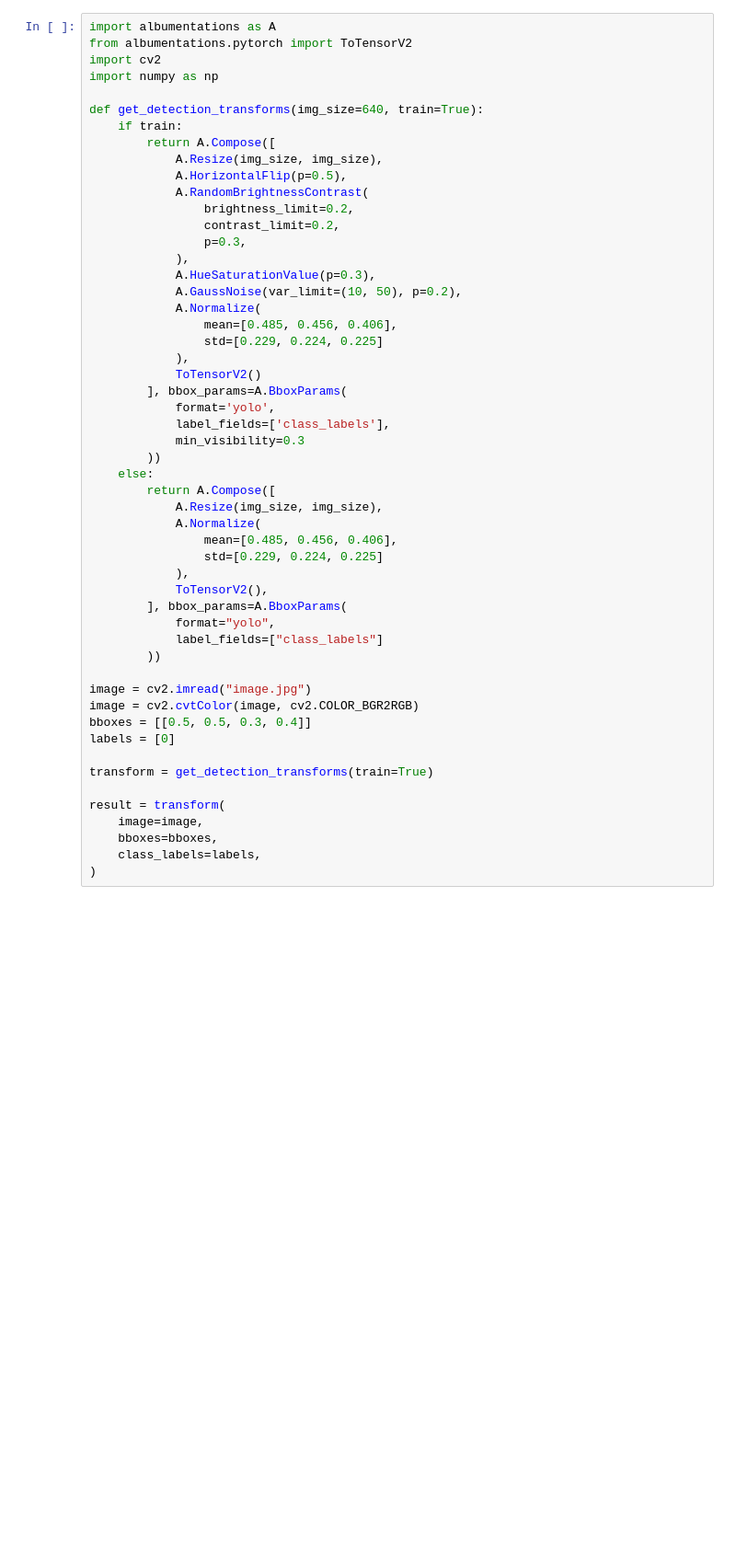
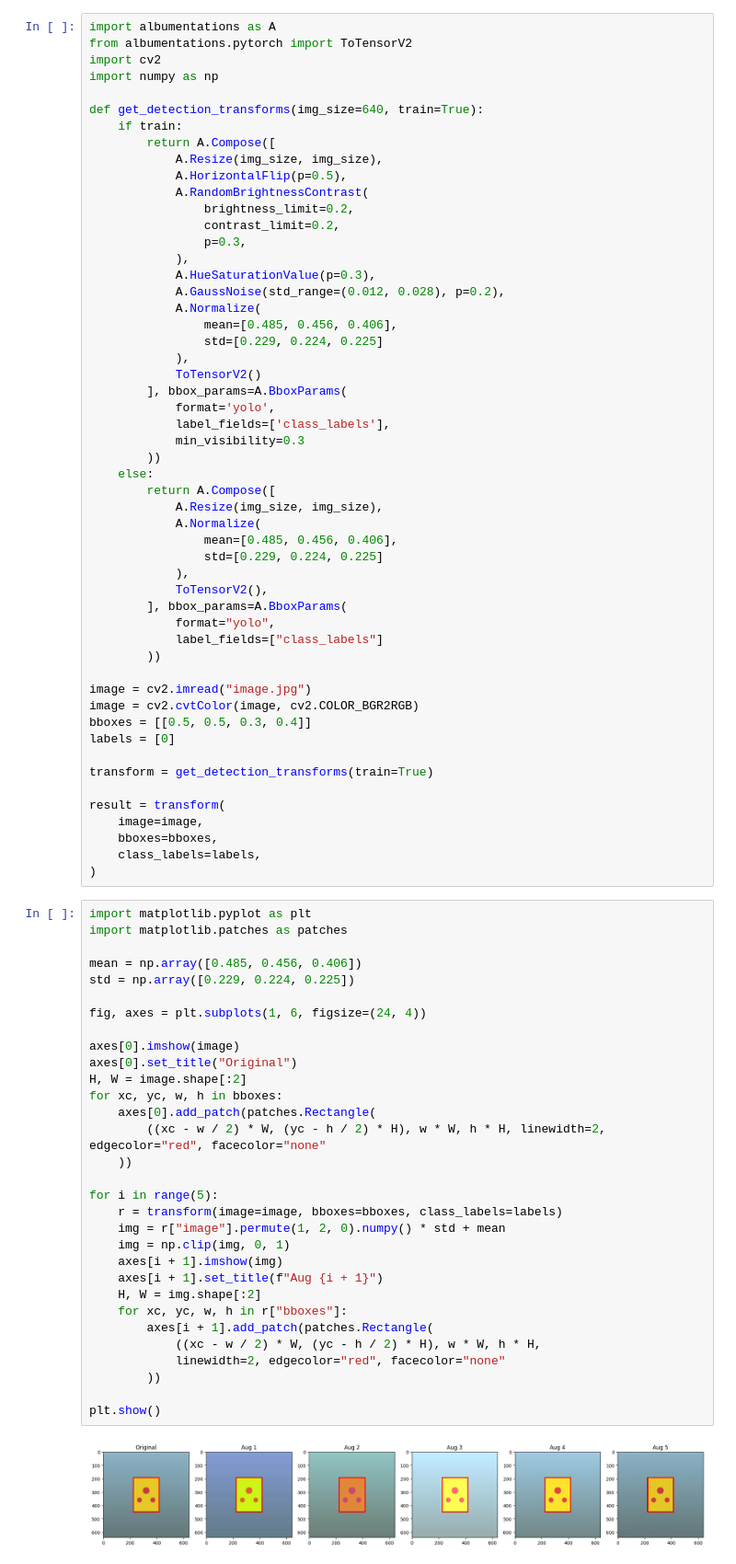
Before and after one commit to tylee-yeonge/physical-ai-study, a Jupyter notebook: Studies/Phase 3/week2/practice.ipynb, the cells around one changed output. Shown at 92% size. Saved outputs shown, nothing was run; the diff lists cells and outputs as text; blank space fills up the shorter version.

```diff
--- a/Studies/Phase 3/week2/practice.ipynb
+++ b/Studies/Phase 3/week2/practice.ipynb
@@ -15,7 +15,7 @@ def get_detection_transforms(img_size=640, train=True):
                 p=0.3,
             ),
             A.HueSaturationValue(p=0.3),
-            A.GaussNoise(var_limit=(10, 50), p=0.2),
+            A.GaussNoise(std_range=(0.012, 0.028), p=0.2),
             A.Normalize(
                 mean=[0.485, 0.456, 0.406],
                 std=[0.229, 0.224, 0.225]
@@ -51,3 +51,36 @@ result = transform(
     bboxes=bboxes,
     class_labels=labels,
 )
+# %%
+import matplotlib.pyplot as plt
+import matplotlib.patches as patches
+
+mean = np.array([0.485, 0.456, 0.406])
+std = np.array([0.229, 0.224, 0.225])
+
+fig, axes = plt.subplots(1, 6, figsize=(24, 4))
+
+axes[0].imshow(image)
+axes[0].set_title("Original")
+H, W = image.shape[:2]
+for xc, yc, w, h in bboxes:
+    axes[0].add_patch(patches.Rectangle(
+        ((xc - w / 2) * W, (yc - h / 2) * H), w * W, h * H, linewidth=2, edgecolor="red", facecolor="none"
+    ))
+
+for i in range(5):
+    r = transform(image=image, bboxes=bboxes, class_labels=labels)
+    img = r["image"].permute(1, 2, 0).numpy() * std + mean
+    img = np.clip(img, 0, 1)
+    axes[i + 1].imshow(img)
+    axes[i + 1].set_title(f"Aug {i + 1}")
+    H, W = img.shape[:2]
+    for xc, yc, w, h in r["bboxes"]:
+        axes[i + 1].add_patch(patches.Rectangle(
+            ((xc - w / 2) * W, (yc - h / 2) * H), w * W, h * H,
+            linewidth=2, edgecolor="red", facecolor="none"
+        ))
+
+plt.show()
+# %% [output]
+[figure, added]
```
Also changed, not shown: parts of 2 cells of this notebook.
